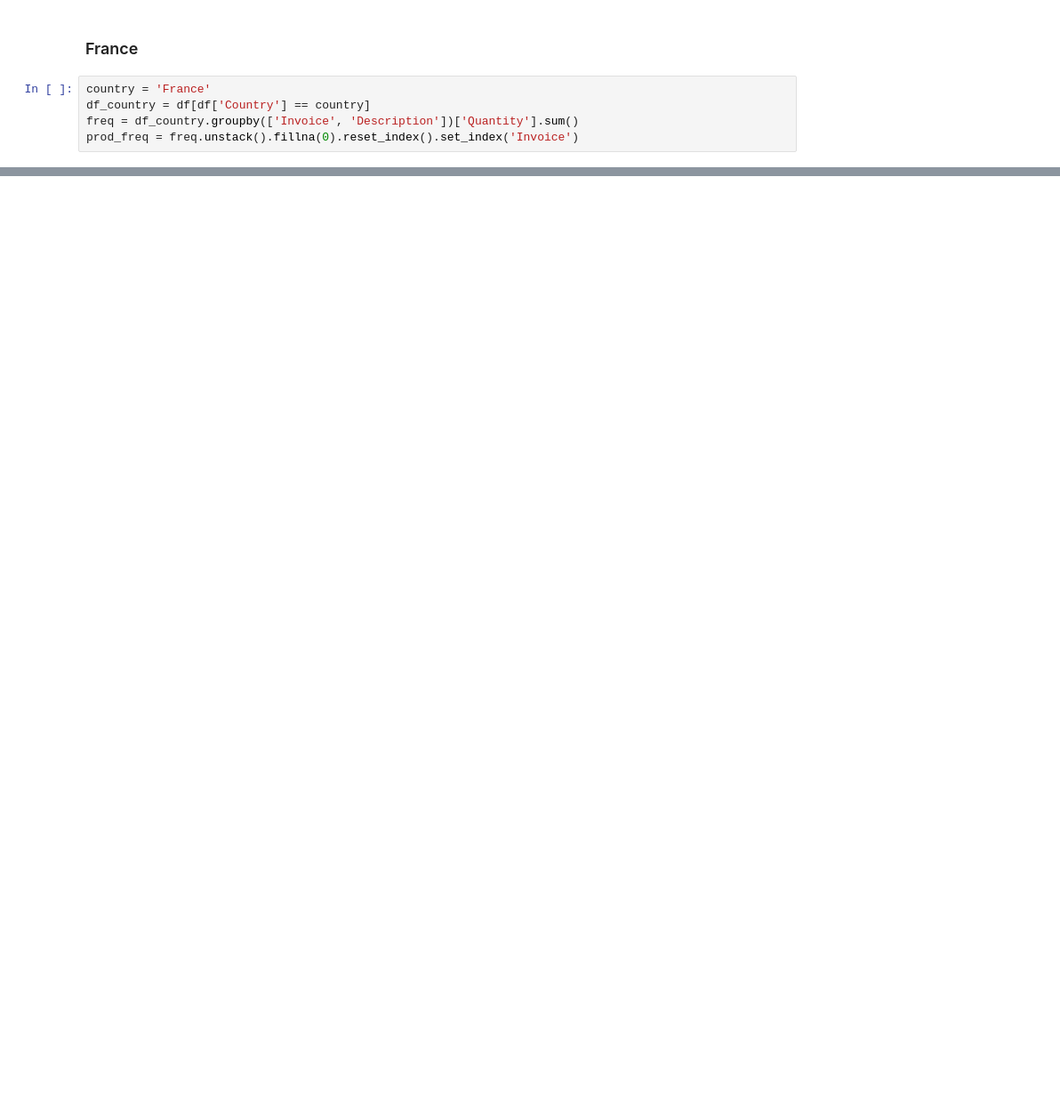
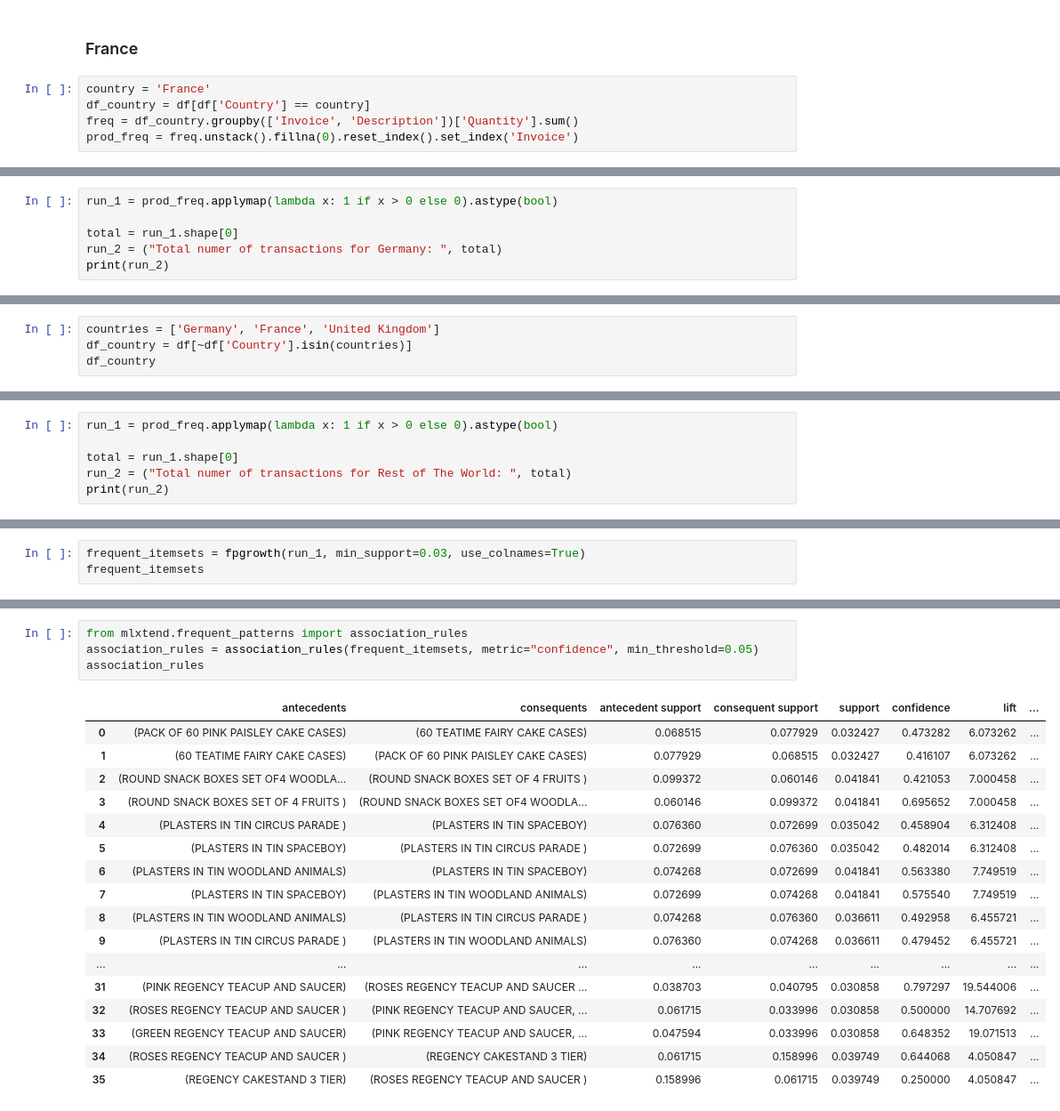
Before and after one commit to metehan41/DataMiningProject, a Jupyter notebook: DataMining.ipynb, the cells around one changed output, grey strips where cells are left out. Shown at 89% size. Saved outputs shown, nothing was run; the diff lists cells and outputs as text; blank space fills up the shorter version.

```diff
--- a/DataMining.ipynb
+++ b/DataMining.ipynb
@@ -360,0 +374,6 @@ association_rules
+# %%
+run_1 = prod_freq.applymap(lambda x: 1 if x > 0 else 0).astype(bool)
+
+total = run_1.shape[0]
+run_2 = ("Total numer of transactions for Germany: ", total)
+print(run_2)
@@ -360,0 +432,4 @@ association_rules
+# %%
+countries = ['Germany', 'France', 'United Kingdom']
+df_country = df[~df['Country'].isin(countries)]
+df_country
@@ -360,0 +453,6 @@ association_rules
+# %%
+run_1 = prod_freq.applymap(lambda x: 1 if x > 0 else 0).astype(bool)
+
+total = run_1.shape[0]
+run_2 = ("Total numer of transactions for Rest of The World: ", total)
+print(run_2)
@@ -360,0 +461,3 @@ association_rules
+# %%
+frequent_itemsets = fpgrowth(run_1, min_support=0.03, use_colnames=True)
+frequent_itemsets
@@ -360,0 +478,22 @@ association_rules
+# %%
+from mlxtend.frequent_patterns import association_rules
+association_rules = association_rules(frequent_itemsets, metric="confidence", min_threshold=0.05)
+association_rules
+# %% [output]
+|  | antecedents | consequents | antecedent support | consequent support | support | confidence | lift | ... |
+| 0 | (PACK OF 60 PINK PAISLEY CAKE CASES) | (60 TEATIME FAIRY CAKE CASES) | 0.068515 | 0.077929 | 0.032427 | 0.473282 | 6.073262 | ... |
+| 1 | (60 TEATIME FAIRY CAKE CASES) | (PACK OF 60 PINK PAISLEY CAKE CASES) | 0.077929 | 0.068515 | 0.032427 | 0.416107 | 6.073262 | ... |
+| 2 | (ROUND SNACK BOXES SET OF4 WOODLA... | (ROUND SNACK BOXES SET OF 4 FRUITS ) | 0.099372 | 0.060146 | 0.041841 | 0.421053 | 7.000458 | ... |
+| 3 | (ROUND SNACK BOXES SET OF 4 FRUITS ) | (ROUND SNACK BOXES SET OF4 WOODLA... | 0.060146 | 0.099372 | 0.041841 | 0.695652 | 7.000458 | ... |
+| 4 | (PLASTERS IN TIN CIRCUS PARADE ) | (PLASTERS IN TIN SPACEBOY) | 0.076360 | 0.072699 | 0.035042 | 0.458904 | 6.312408 | ... |
+| 5 | (PLASTERS IN TIN SPACEBOY) | (PLASTERS IN TIN CIRCUS PARADE ) | 0.072699 | 0.076360 | 0.035042 | 0.482014 | 6.312408 | ... |
+| 6 | (PLASTERS IN TIN WOODLAND ANIMALS) | (PLASTERS IN TIN SPACEBOY) | 0.074268 | 0.072699 | 0.041841 | 0.563380 | 7.749519 | ... |
+| 7 | (PLASTERS IN TIN SPACEBOY) | (PLASTERS IN TIN WOODLAND ANIMALS) | 0.072699 | 0.074268 | 0.041841 | 0.575540 | 7.749519 | ... |
+| 8 | (PLASTERS IN TIN WOODLAND ANIMALS) | (PLASTERS IN TIN CIRCUS PARADE ) | 0.074268 | 0.076360 | 0.036611 | 0.492958 | 6.455721 | ... |
+| 9 | (PLASTERS IN TIN CIRCUS PARADE ) | (PLASTERS IN TIN WOODLAND ANIMALS) | 0.076360 | 0.074268 | 0.036611 | 0.479452 | 6.455721 | ... |
+| ... | ... | ... | ... | ... | ... | ... | ... | ... |
+| 31 | (PINK REGENCY TEACUP AND SAUCER) | (ROSES REGENCY TEACUP AND SAUCER ... | 0.038703 | 0.040795 | 0.030858 | 0.797297 | 19.544006 | ... |
+| 32 | (ROSES REGENCY TEACUP AND SAUCER ) | (PINK REGENCY TEACUP AND SAUCER, ... | 0.061715 | 0.033996 | 0.030858 | 0.500000 | 14.707692 | ... |
+| 33 | (GREEN REGENCY TEACUP AND SAUCER) | (PINK REGENCY TEACUP AND SAUCER, ... | 0.047594 | 0.033996 | 0.030858 | 0.648352 | 19.071513 | ... |
+| 34 | (ROSES REGENCY TEACUP AND SAUCER ) | (REGENCY CAKESTAND 3 TIER) | 0.061715 | 0.158996 | 0.039749 | 0.644068 | 4.050847 | ... |
+| 35 | (REGENCY CAKESTAND 3 TIER) | (ROSES REGENCY TEACUP AND SAUCER ) | 0.158996 | 0.061715 | 0.039749 | 0.250000 | 4.050847 | ... |
```
Also changed, not shown: parts of 33 cells of this notebook.
